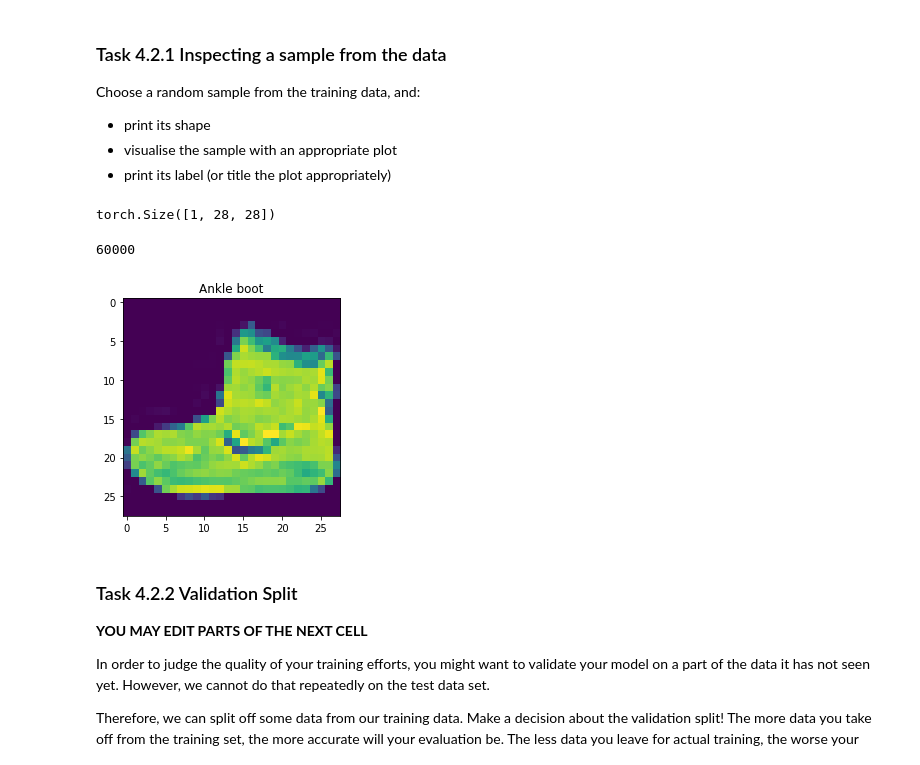
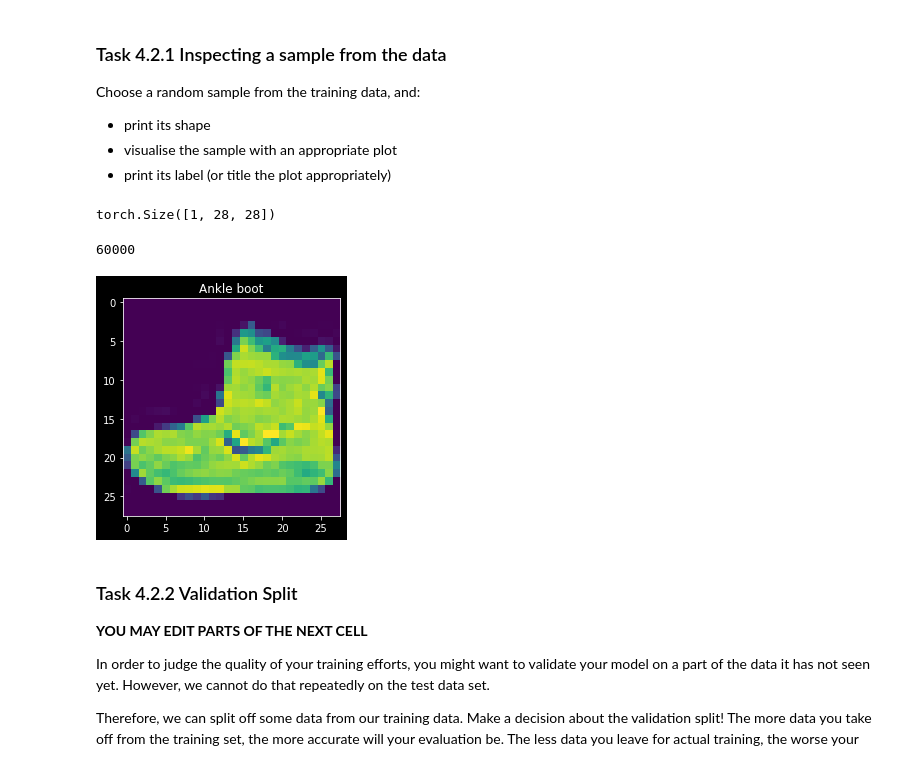
Before and after one commit to joe-hannes/DAIS, a Jupyter notebook: week4/FMSSVRC.ipynb, the cells around one changed output. Drawn from its saved outputs; the diff is of its cells as text; code cells hidden in the pictures.

```diff
--- a/week4/FMSSVRC.ipynb
+++ b/week4/FMSSVRC.ipynb
@@ -70,15 +71,16 @@ Choose a random sample from the training data, and:
 # %%
 # sample inspection here
 a = next(iter(trainset))
+plt.style.use('dark_background')
 
 print(a[0].shape)
 plt.title(label_names[a[1]])
 plt.imshow(a[0].reshape(28,28))
 len(trainset)
 # %% [output]
 torch.Size([1, 28, 28])
 60000
-[figure, old version]
+[figure, new version]
 # %% [markdown]
 ### Task 4.2.2 Validation Split
 
```
Also changed, not shown: parts of 5 cells of this notebook.
